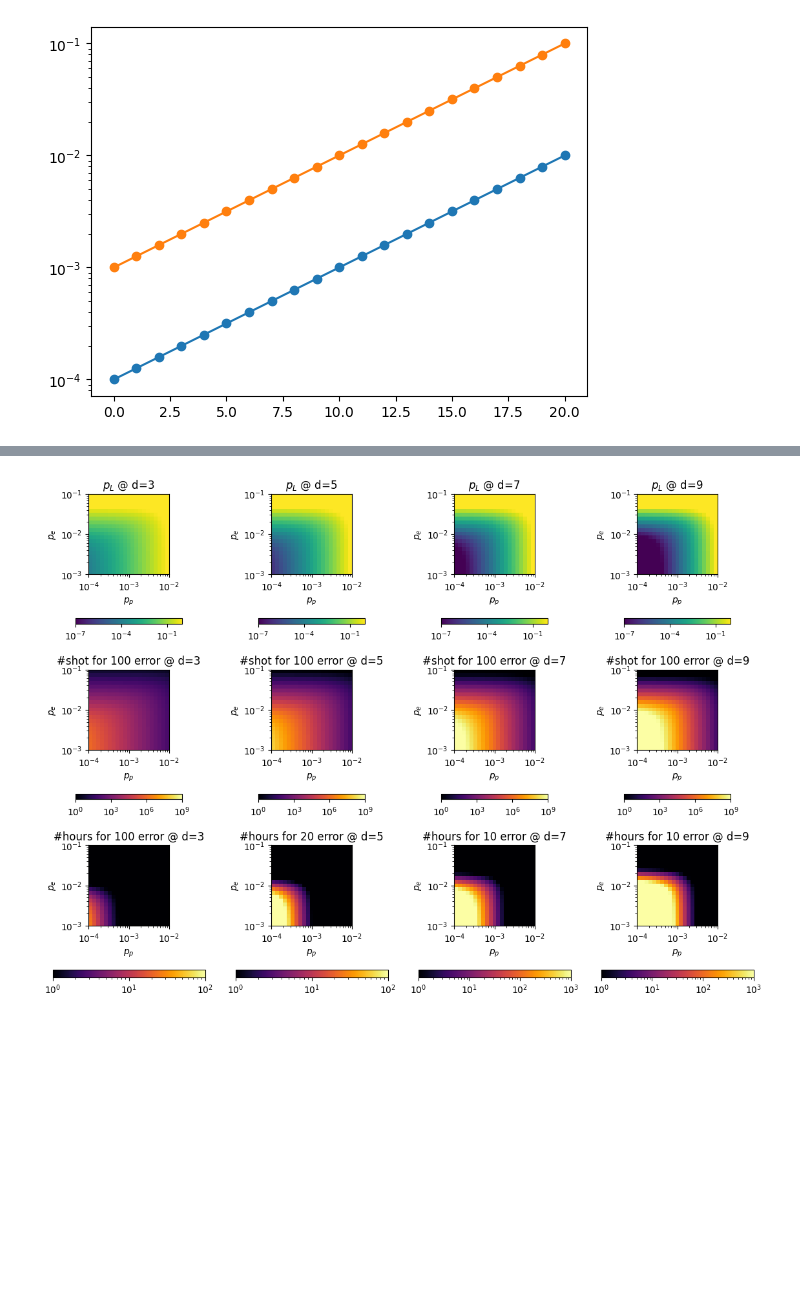
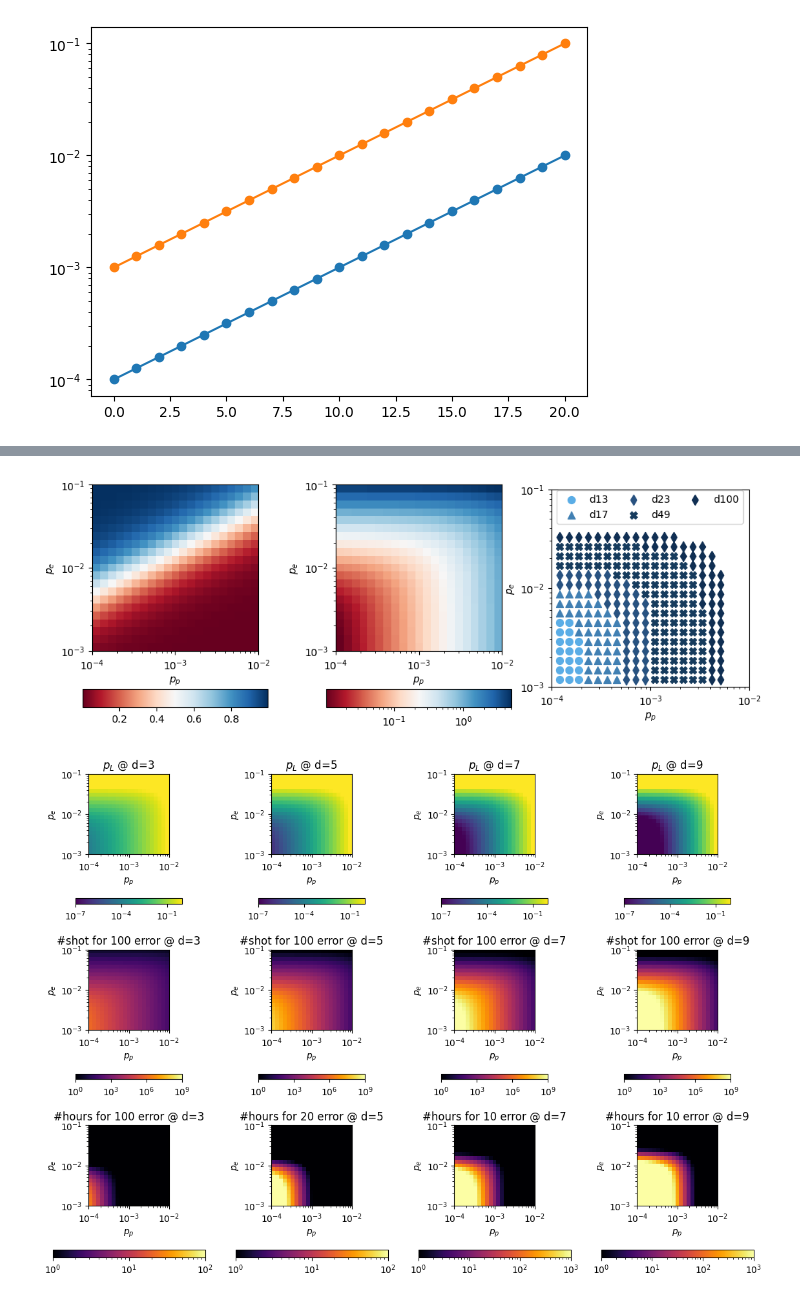
Before and after one commit to JiakaiW/surface_simulation_test, a Jupyter notebook: pack_and_analysis_new.ipynb, the cells around one changed output, grey strips where cells are left out. Saved outputs shown, nothing was run; the diff lists cells and outputs as text; code cells hidden in the pictures; blank space fills up the shorter version.

```diff
--- a/pack_and_analysis_new.ipynb
+++ b/pack_and_analysis_new.ipynb
@@ -133,3 +97,69 @@ format_ax(ax)
+# %%
+
+# fig,axes = plt.subplots(1,3,figsize=(12,4))
+w = 10
+h = 3.5
+fig = plt.figure(figsize=(w, h))
+gs0 = fig.add_gridspec(nrows=1, ncols=1,left=0+0.07, right=1/3-0.01,bottom=0.3,top = 0.95)
+gs1 = fig.add_gridspec(nrows=1, ncols=1,left=1/3+0.07, right=2/3-0.01,bottom=0.3,top = 0.95)
+ax3_length = 0.27
+ax3_left = 2/3+0.045
+axe_bottom = 0.16
+gs2 = fig.add_gridspec(nrows=1, ncols=1,left= ax3_left, right=ax3_left + ax3_length,bottom=axe_bottom,top = axe_bottom + ax3_length*w/h)
+ax0 = fig.add_subplot(gs0[0])
+ax1 = fig.add_subplot(gs1[0])
+ax2 = fig.add_subplot(gs2[0])
+gs3 = fig.add_gridspec(nrows=1, ncols=1,left=0+0.07, right=1/3-0.01,bottom=0.08,top = 0.15)
+gs4 = fig.add_gridspec(nrows=1, ncols=1,left=1/3+0.07, right=2/3-0.01,bottom=0.08,top = 0.15)
+gs5 = fig.add_gridspec(nrows=1, ncols=1,left=ax3_left, right=ax3_left + ax3_length,
+                       bottom=axe_bottom+ ax3_length*w/h *4/5,top = axe_bottom + ax3_length*w/h)
+ax3 = fig.add_subplot(gs3[0])
+ax4 = fig.add_subplot(gs4[0])
+ax5 = fig.add_subplot(gs5[0])
+
+axes = [ax0,ax1,ax2]
+ax = axes[0]
+data = erasure_effective_fraction
+norm = TwoSlopeNorm(vmin=data.min(), vcenter=0.5, vmax=data.max())
+cax0 = ax.imshow(data, origin='lower', cmap='RdBu', norm=norm)
+format_ax(ax)
+# ax.set_title(r'$p^e_{eff} / p^{tot}_{eff}$')
+
+
+ax = axes[1]
+data = p_tot_effective
+cax1 = ax.imshow(data, origin='lower', cmap='RdBu', norm=LogNorm())
+format_ax(ax)
+# ax.set_title(r'$ p^{tot}_{eff}$')
+
+fig.colorbar(cax0, cax=ax3,orientation='horizontal',pad=cbar_pad, shrink=cbar_shrink)
+fig.colorbar(cax1, cax=ax4,orientation='horizontal',pad=cbar_pad, shrink=cbar_shrink)
+
+ax = axes[2]
+level = 1e-12
+drawn_mask = np.zeros_like(p_tot_effective, dtype=bool)
+for d, color,marker in zip( [13,17, 23, 49, 100],
+                    [(0.353, 0.678, 0.901),
+                     (0.255, 0.502, 0.701),
+                     (0.157, 0.322, 0.502),
+                     (0.086, 0.231, 0.365),
+                     (0.063, 0.184, 0.325),
+                     (0.039, 0.137, 0.286)],
+                    ['o','^',"d","X",'d']):
+    current_mask = np.array(p_log_est[d] <= level, dtype=bool) & ~drawn_mask
+    drawn_mask = drawn_mask | current_mask
+    ax.scatter(int_X[current_mask], int_Y[current_mask], marker=marker, color=color, s=50, label=f'd{d}',alpha=1)
+format_ax(ax)
+
+
+handles, labels = ax2.get_legend_handles_labels()
+ax5.legend(handles, labels,ncols=3,loc='lower left',columnspacing=1.4)
+ax5.tick_params(axis='both', which='both', bottom=False, top=False, left=False, right=False, labelbottom=False, labelleft=False)
+ax5.axis('off')
+
+fig.savefig('new_fig01.pdf')
+# %% [output]
+[figure, added]
 # %%
 fig,axes = plt.subplots(3,4, figsize=(14,10))
 for ax,d in zip(axes[0], [3,5,7,9]):
```
Also changed, not shown: parts of 2 cells of this notebook, 4 other files.
